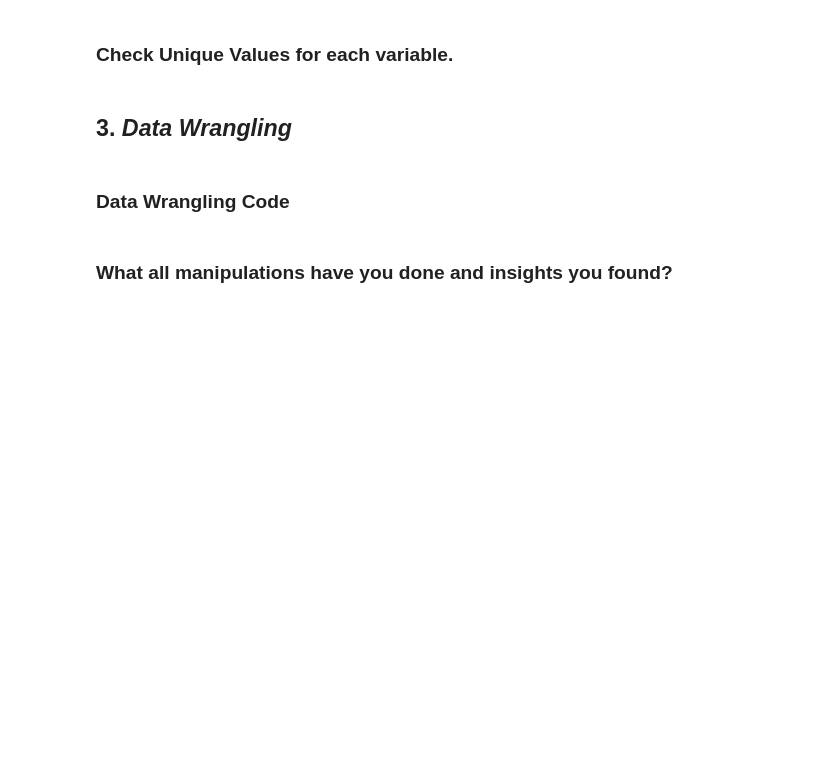
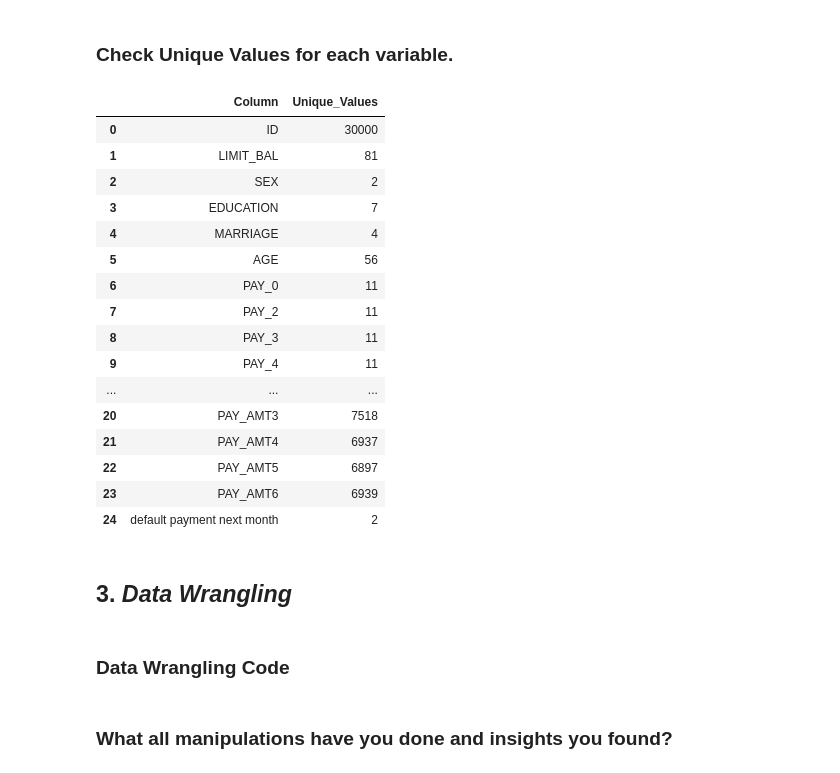
Before and after one commit to shubhamrai1318/Credit_Card_Default_Prediction, a Jupyter notebook: Credit_Card_Default_Prediction.ipynb, the cells around one changed output. Drawn from its saved outputs; the diff is of its cells as text; code cells hidden in the pictures; blank space fills up the shorter version.

Commit message:
Understanding the Variables completed

```diff
--- a/Credit_Card_Default_Prediction.ipynb
+++ b/Credit_Card_Default_Prediction.ipynb
@@ -352,3 +431,31 @@ Answer Here
+# %%
+# Check Unique Values for each variable.
+
+def unique_check(df):
+  unique = df.nunique().reset_index()
+  unique.columns = ['Column', 'Unique_Values']
+  return unique
+
+# Calling the function
+unique_check(df)
+# %% [output]
+|  | Column | Unique_Values |
+| 0 | ID | 30000 |
+| 1 | LIMIT_BAL | 81 |
+| 2 | SEX | 2 |
+| 3 | EDUCATION | 7 |
+| 4 | MARRIAGE | 4 |
+| 5 | AGE | 56 |
+| 6 | PAY_0 | 11 |
+| 7 | PAY_2 | 11 |
+| 8 | PAY_3 | 11 |
+| 9 | PAY_4 | 11 |
+| ... | ... | ... |
+| 20 | PAY_AMT3 | 7518 |
+| 21 | PAY_AMT4 | 6937 |
+| 22 | PAY_AMT5 | 6897 |
+| 23 | PAY_AMT6 | 6939 |
+| 24 | default payment next month | 2 |
 # %% [markdown]
 ## 3. ***Data Wrangling***
 # %% [markdown]
```
Also changed, not shown: parts of 11 cells of this notebook.
